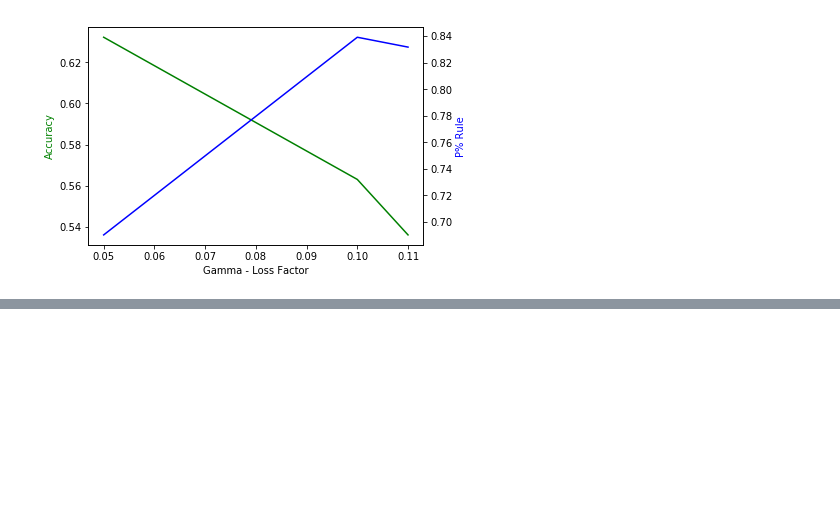
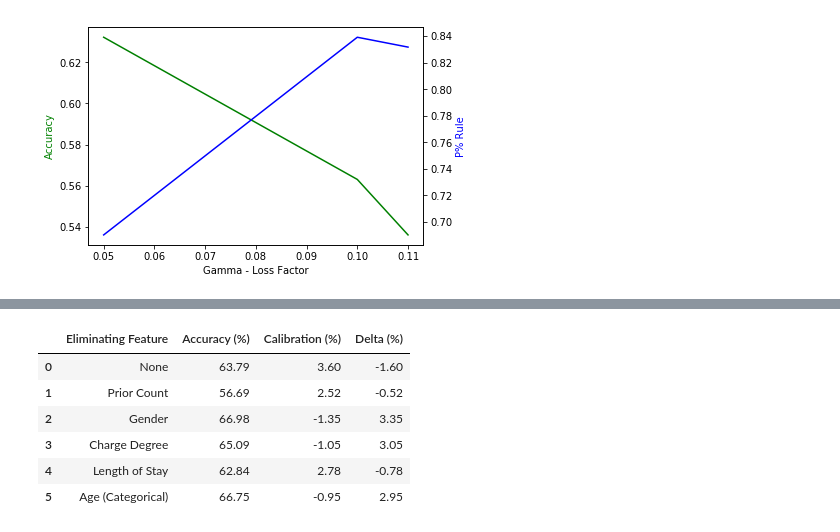
Before and after one commit to TZstatsADS/Fall2021-Project4-group5, a Jupyter notebook: doc/FairnessConstraintsFeatureSelection.ipynb, the cells around one changed output, grey strips where cells are left out. Cells and saved outputs as stored; diff of their text form; code cells hidden in the pictures; blank space fills up the shorter version.

```diff
--- a/doc/FairnessConstraints.ipynb
+++ b/doc/FairnessConstraintsFeatureSelection.ipynb
@@ -379,0 +402,7 @@ Test Accuracy and P% Rule
+# %%
+#Still using compas dataset for evaluation
+y_label, protected_attr, X =  process_compas_dataset(compas_df)
+
+train_index = int(len(X)*6./7.)
+x_train, y_train, race_train = X[:train_index], y_label[:train_index], protected_attr[:train_index]
+x_test, y_test, race_test = X[train_index:], y_label[train_index:],protected_attr[train_index:]
@@ -379,0 +575,3 @@ Test Accuracy and P% Rule
+# %%
+pd.set_option('display.float_format', lambda x: '%.2E' % x)
+shapley_df
@@ -379,0 +591,43 @@ Test Accuracy and P% Rule
+# %%
+test_acc = []
+test_cal = []
+
+# Build model for overall data inclusive of all features
+svm = SVC(kernel="linear").fit(x_train, y_train)
+idx_race_1, idx_race_0  = np.where(race_test == 1)[0], np.where(race_test == 0)[0]
+test_acc.append(svm.score(x_test, y_test))
+test_cal.append(svm.score(x_test[idx_race_1], y_test[idx_race_1]) - svm.score(x_test[idx_race_0], y_test[idx_race_0]))
+
+# Eliminate one feature at a time build model
+for id_feature in range(x_train.shape[1]):
+    idxs = list(range(x_train.shape[1]))
+    idxs.pop(id_feature)
+    x_train_mod = x_train[:, idxs]
+    x_test_mod = x_test[:, idxs]
+
+    svm = SVC(kernel="linear").fit(x_train_mod, y_train)
+    acc = svm.score(x_test_mod, y_test)
+    cal = svm.score(x_test_mod[idx_race_1], y_test[idx_race_1]) - svm.score(x_test_mod[idx_race_0], y_test[idx_race_0])
+
+    test_acc.append(acc)
+    test_cal.append(cal)
+
+
+index_names = ["None", "Prior Count", "Gender", "Charge Degree", "Length of Stay", "Age (Categorical)"]
+test_acc = [x * 100 for x in test_acc]
+test_cal = [x * 100 for x in test_cal]
+results = pd.DataFrame(list(zip(index_names, test_acc, test_cal)),
+                          columns=["Eliminating Feature", "Accuracy (%)", "Calibration (%)"])
+results["Delta (%)"] = 2.00 - results["Calibration (%)"]
+results.to_csv("../output/compas-data-test-results.csv")
+# %%
+pd.set_option('display.float_format', lambda x: '%.2f' % x)
+results
+# %% [output]
+|  | Eliminating Feature | Accuracy (%) | Calibration (%) | Delta (%) |
+| 0 | None | 63.79 | 3.60 | -1.60 |
+| 1 | Prior Count | 56.69 | 2.52 | -0.52 |
+| 2 | Gender | 66.98 | -1.35 | 3.35 |
+| 3 | Charge Degree | 65.09 | -1.05 | 3.05 |
+| 4 | Length of Stay | 62.84 | 2.78 | -0.78 |
+| 5 | Age (Categorical) | 66.75 | -0.95 | 2.95 |
```
Also changed, not shown: parts of 18 cells of this notebook, 3 other files.
